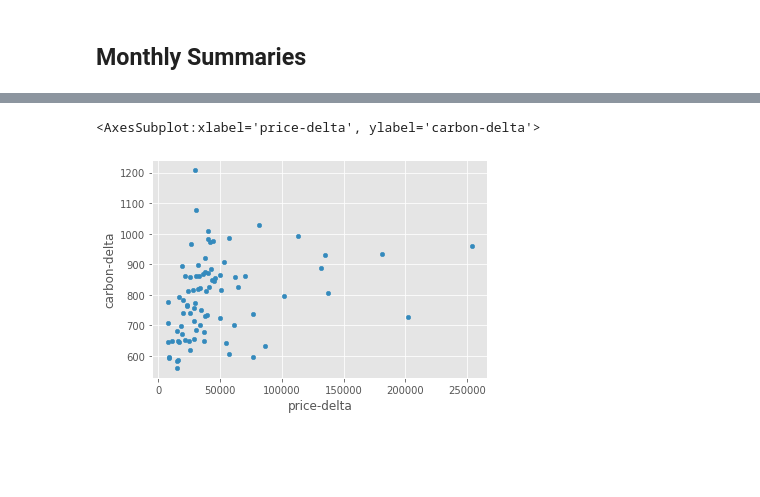
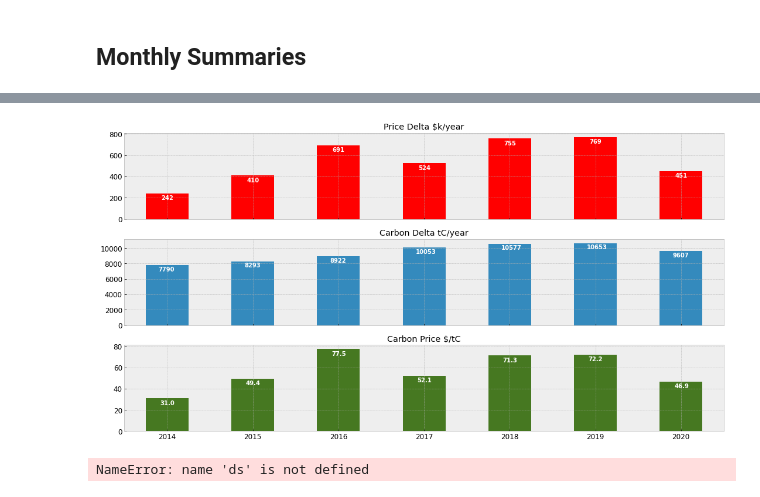
Before and after one commit to ADGEfficiency/energy-py-linear, a Jupyter notebook: notebooks/space-between-viewer.ipynb, the cells around one changed output, grey strips where cells are left out. Saved outputs shown, nothing was run; the diff lists cells and outputs as text; code cells hidden in the pictures; blank space fills up the shorter version.

```diff
--- a/notebooks/space-between-viewer.ipynb
+++ b/notebooks/space-between-viewer.ipynb
@@ -101,6 +152,43 @@ annual.plot(ax=axes[2], y='carbon-price', kind='bar')
-# %%
-#  scatter carbon delta versus price delta
-pvt.plot(x='price-delta', y='carbon-delta', kind='scatter')
-# %% [output]
-<AxesSubplot:xlabel='price-delta', ylabel='carbon-delta'>
-[figure, removed]
+# %%
+#  TODO - put labels on the bars
+annual = pvt.groupby(pvt.index.year).agg({
+    'price-delta': 'sum',
+    'carbon-delta': 'sum'
+})
+annual['carbon-price'] = 1000 * annual['price-delta'] / annual['carbon-delta']
+
+f, axes = plt.subplots(nrows=3, figsize=(15, 8), sharex=True)
+
+axes[0].set_title('Price Delta $k/year')
+for i, v in enumerate(annual['price-delta']):
+    axes[0].text(i-0.07, v-60, f"{v:.0f}", fontweight='bold', color='white')
+annual.plot(ax=axes[0], y='price-delta', kind='bar', color='red')
+
+axes[1].set_title('Carbon Delta tC/year')
+for i, v in enumerate(annual['carbon-delta']):
+    axes[1].text(i-0.1, v-800, f"{v:.0f}", fontweight='bold', color='white')
+
+annual.plot(ax=axes[1], y='carbon-delta', kind='bar')
+
+axes[2].set_title('Carbon Price $/tC')
+annual.plot(ax=axes[2], y='carbon-price', kind='bar', color='#467821')
+for i, v in enumerate(annual['carbon-price']):
+    axes[2].text(i-0.08, v-6, f"{v:.1f}", fontweight='bold', color='white')
+
+axes[2].set_xlabel('')
+plt.tight_layout()
+
+for ax in axes:
+    ax.tick_params(axis="x", labelsize=12)
+    ax.tick_params(axis="y", labelsize=12)
+    ax.get_legend().remove()
+
+    _ = ax.tick_params(axis='x', rotation=0)
+
+f.savefig('/Users/adam/adgefficiency.github.io/assets/space-between/annual.png')
+# %% [output]
+[figure, added]
+# %%
+ds.head(3)
+# %% [output]
+NameError: name 'ds' is not defined
```
Also changed, not shown: parts of 13 cells of this notebook, 3 other files.
